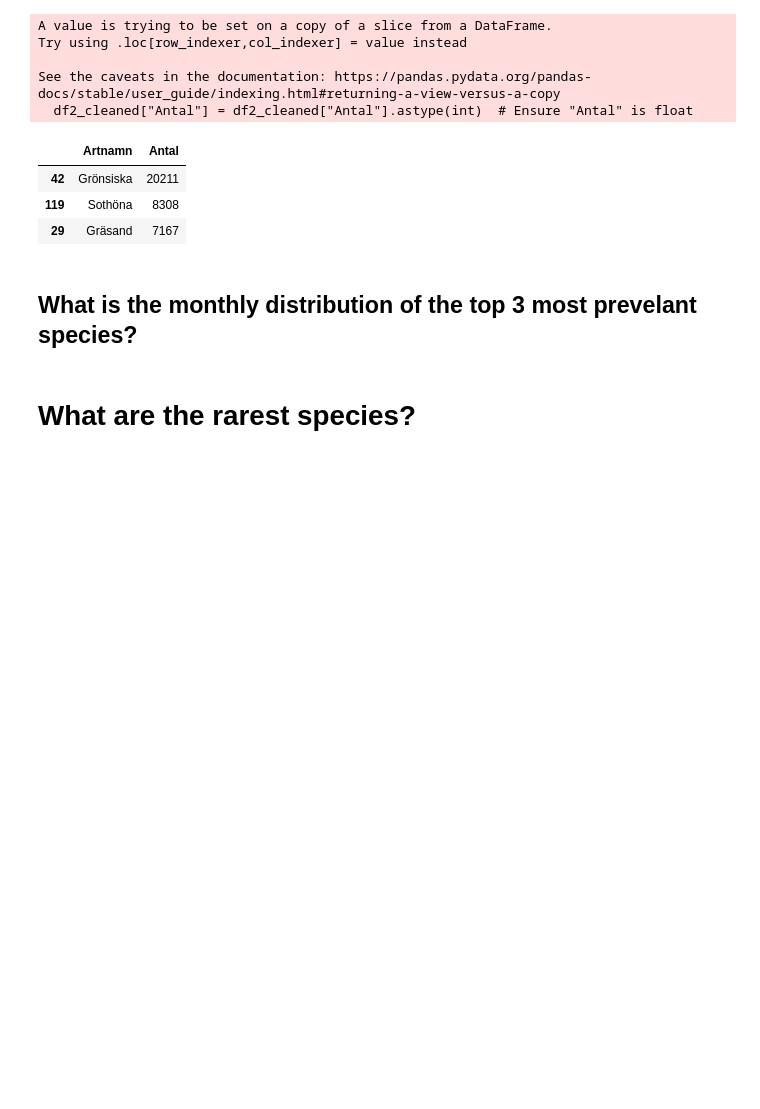
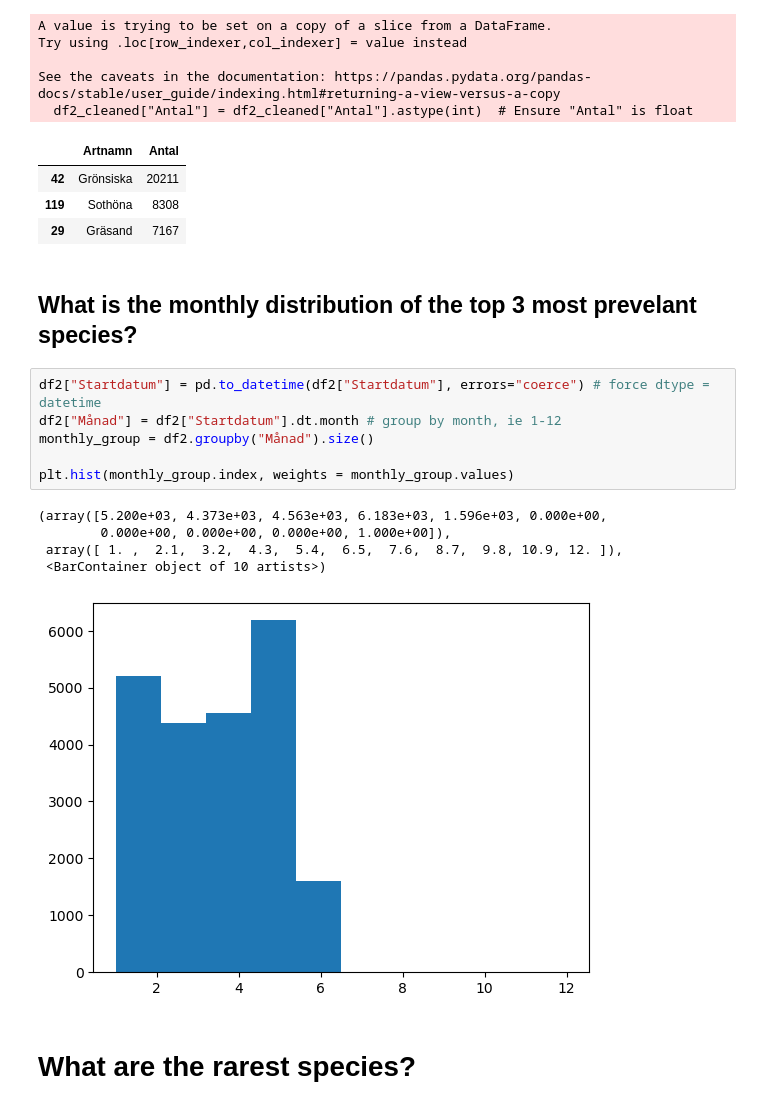
Before and after one commit to MrHEFF/su-mt4007, a Jupyter notebook: HW3/HW3.ipynb, the cells around one changed output. Cells and saved outputs as stored; diff of their text form; blank space fills up the shorter version.

```diff
--- a/HW3/HW3.ipynb
+++ b/HW3/HW3.ipynb
@@ -178,6 +178,18 @@ See the caveats in the documentation: https://pandas.pydata.org/pandas-docs/stab
 | 29 | Gräsand | 7167 |
 # %% [markdown]
 ## What is the monthly distribution of the top 3 most prevelant species?
+# %%
+df2["Startdatum"] = pd.to_datetime(df2["Startdatum"], errors="coerce") # force dtype = datetime
+df2["Månad"] = df2["Startdatum"].dt.month # group by month, ie 1-12
+monthly_group = df2.groupby("Månad").size()
+
+plt.hist(monthly_group.index, weights = monthly_group.values)
+# %% [output]
+(array([5.200e+03, 4.373e+03, 4.563e+03, 6.183e+03, 1.596e+03, 0.000e+00,
+        0.000e+00, 0.000e+00, 0.000e+00, 1.000e+00]),
+ array([ 1. ,  2.1,  3.2,  4.3,  5.4,  6.5,  7.6,  8.7,  9.8, 10.9, 12. ]),
+ <BarContainer object of 10 artists>)
+[figure, added]
 # %% [markdown]
 # What are the rarest species?
 # %%
```
Also changed, not shown: parts of 8 cells of this notebook, 1 other file.
